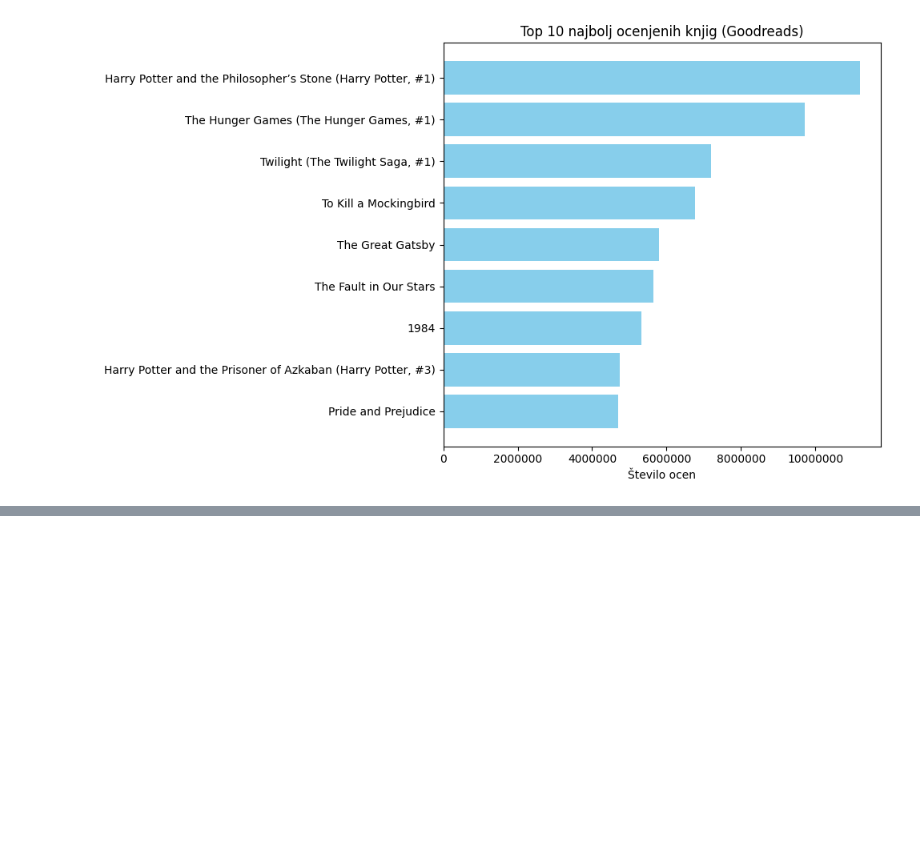
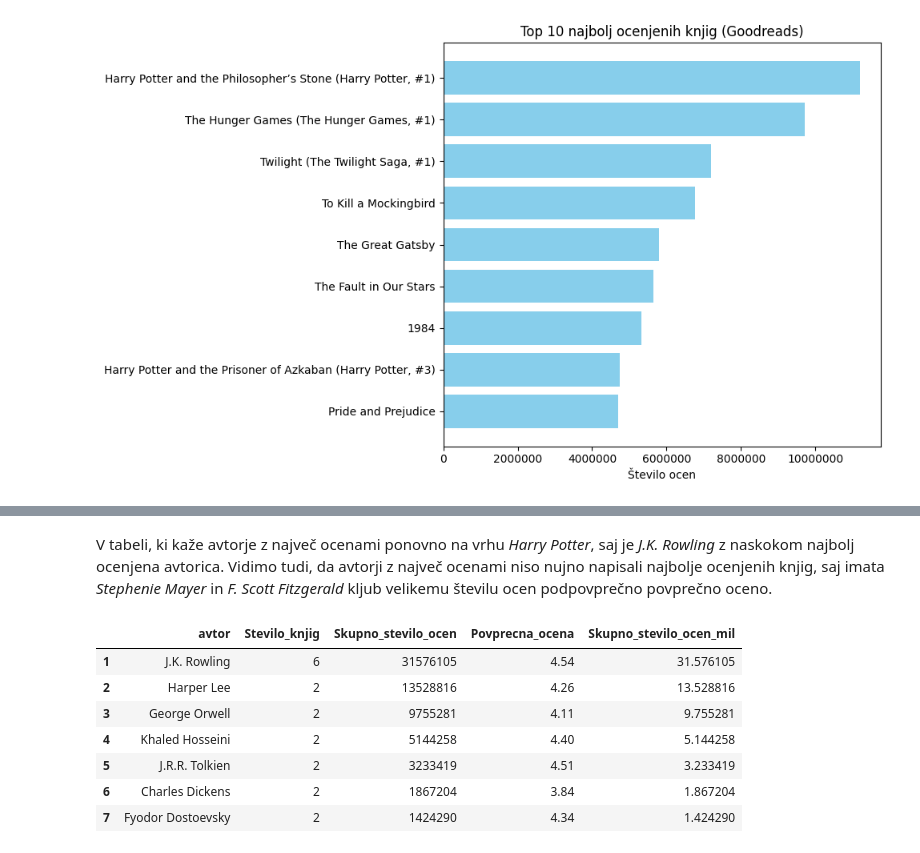
Before and after one commit to Anzevogric/uvp_projektna_naloga, a Jupyter notebook: notebooks/analiza.ipynb, the cells around one changed output, grey strips where cells are left out. Drawn from its saved outputs; the diff is of its cells as text; code cells hidden in the pictures; blank space fills up the shorter version.

```diff
--- a/notebooks/analiza.ipynb
+++ b/notebooks/analiza.ipynb
@@ -104,0 +131,22 @@ Najbolj priljubljene knjige, kot so *Harry Potter and the Sorcerer's Stone*, *19
+# %% [markdown]
+V tabeli, ki kaže avtorje z največ ocenami ponovno na vrhu *Harry Potter*, saj je *J.K. Rowling* z naskokom najbolj ocenjena avtorica. Vidimo tudi, da avtorji z največ ocenami niso nujno napisali najbolje ocenjenih knjig, saj imata *Stephenie Mayer* in *F. Scott Fitzgerald* kljub velikemu številu ocen podpovprečno povprečno oceno.
+# %%
+avtorji = avtorji[avtorji["Stevilo_knjig"] >= 2]
+top10_po_knjigah = (
+    avtorji.sort_values(
+        by=["Stevilo_knjig", "Skupno_stevilo_ocen"],
+        ascending=[False, False]
+    )
+    .head(10)
+)
+top10_po_knjigah.index = range(1, len(top10_po_knjigah) + 1)
+top10_po_knjigah
+# %% [output]
+|  | avtor | Stevilo_knjig | Skupno_stevilo_ocen | Povprecna_ocena | Skupno_stevilo_ocen_mil |
+| 1 | J.K. Rowling | 6 | 31576105 | 4.54 | 31.576105 |
+| 2 | Harper Lee | 2 | 13528816 | 4.26 | 13.528816 |
+| 3 | George Orwell | 2 | 9755281 | 4.11 | 9.755281 |
+| 4 | Khaled Hosseini | 2 | 5144258 | 4.40 | 5.144258 |
+| 5 | J.R.R. Tolkien | 2 | 3233419 | 4.51 | 3.233419 |
+| 6 | Charles Dickens | 2 | 1867204 | 3.84 | 1.867204 |
+| 7 | Fyodor Dostoevsky | 2 | 1424290 | 4.34 | 1.424290 |
```
Also changed, not shown: parts of 6 cells of this notebook.
